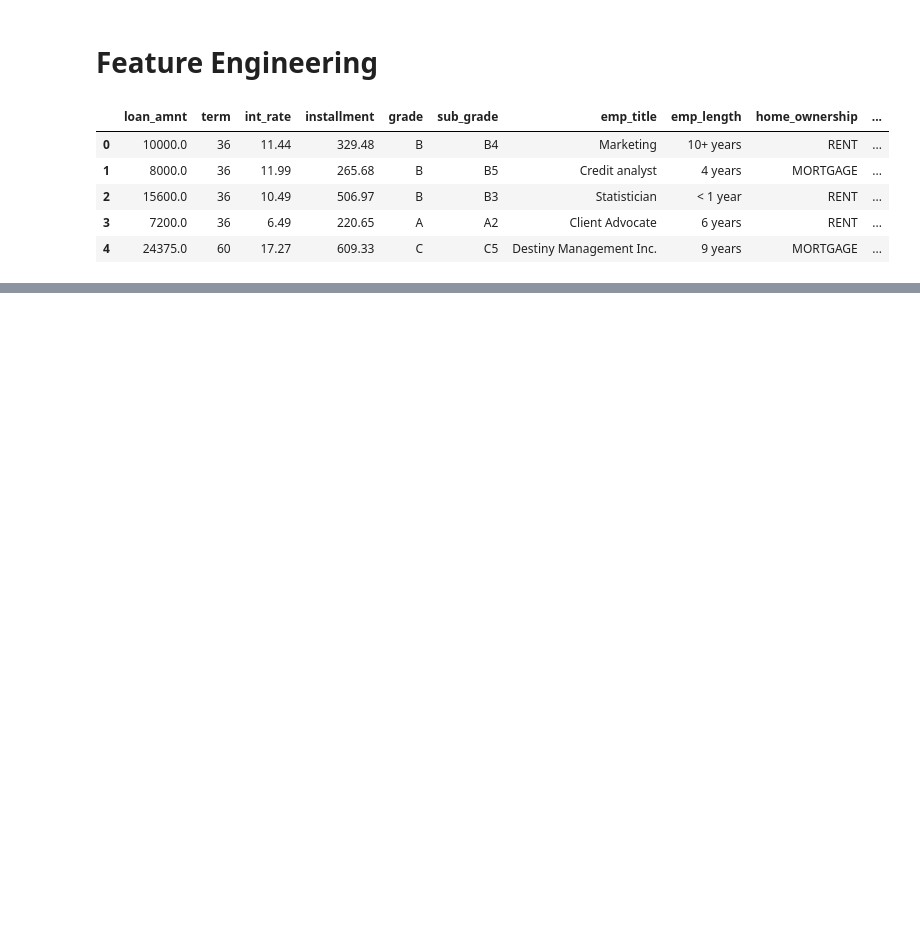
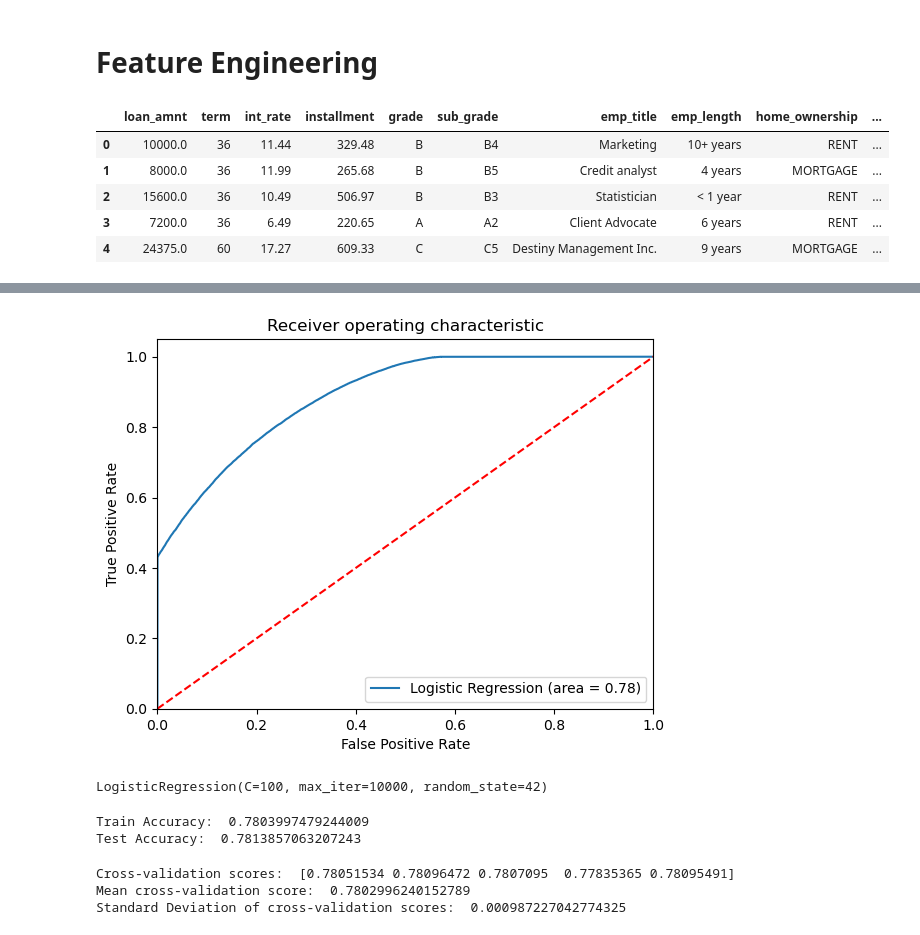
Before and after one commit to arfat122/Machine-Learning, a Jupyter notebook: Logistic Regression/Logistic Regression loan tap.ipynb, the cells around one changed output, grey strips where cells are left out. Saved outputs shown, nothing was run; the diff lists cells and outputs as text; code cells hidden in the pictures; blank space fills up the shorter version.

Commit message:
Completed modeling of logistic regression

```diff
--- a/Logistic Regression/Logistic Regression loan tap.ipynb
+++ b/Logistic Regression/Logistic Regression loan tap.ipynb
@@ -405,0 +588,8 @@ Name: loan_status, dtype: float64
+# %%
+resampled_data.drop(columns=['loan_amnt','sub_grade','installment','grade','int_rate','term','purpose_debt_consolidation','purpose_credit_card','purpose_home_improvement','purpose_other'], inplace=True)
+# %%
+X_train, X_test, y_train, y_test = train_test_split(resampled_data.drop(columns='loan_status'), resampled_data.loan_status, test_size=0.2, random_state=42)
+log_reg = LogisticRegression()
+# %%
+log_reg = LogisticRegression(max_iter=1000, random_state=42)
+log_reg.fit(X_train, y_train)
@@ -405,0 +598,3 @@ Name: loan_status, dtype: float64
+# %%
+y_pred = log_reg.predict(X_test)
+y_pred_proba = log_reg.predict_proba(X_test)[:, 1]
@@ -405,0 +648,27 @@ Name: loan_status, dtype: float64
+# %%
+logit_roc_auc = roc_auc_score(y_test, y_pred)
+fpr, tpr, thresholds = roc_curve(y_test, y_pred_proba)
+plt.figure()
+plt.plot(fpr, tpr, label='Logistic Regression (area = %0.2f)' % logit_roc_auc)
+plt.plot([0, 1], [0, 1],'r--')
+plt.xlim([0.0, 1.0])
+plt.ylim([0.0, 1.05])
+plt.xlabel('False Positive Rate')
+plt.ylabel('True Positive Rate')
+plt.title('Receiver operating characteristic')
+plt.legend(loc="lower right")
+plt.savefig('Log_ROC')
+plt.show()
+# %% [output]
+[figure, added]
+# %%
+log_reg_regularized = LogisticRegression(max_iter=10000, random_state=42, C=100, penalty='l2')
+log_reg_regularized.fit(X_train, y_train)
+# %% [output]
+LogisticRegression(C=100, max_iter=10000, random_state=42)
+# %%
+print("Train Accuracy: ", accuracy_score(y_train, log_reg_regularized.predict(X_train)))
+print("Test Accuracy: ", accuracy_score(y_test, log_reg_regularized.predict(X_test)))
+# %% [output]
+Train Accuracy:  0.7803997479244009
+Test Accuracy:  0.7813857063207243
@@ -405,0 +678,10 @@ Name: loan_status, dtype: float64
+# %%
+kfold = StratifiedKFold(n_splits=5, shuffle=True, random_state=42)
+cross_val_scores = cross_val_score(log_reg_regularized, X_train, y_train, cv=kfold, scoring='accuracy')
+print("Cross-validation scores: ", cross_val_scores)
+print("Mean cross-validation score: ", cross_val_scores.mean())
+print("Standard Deviation of cross-validation scores: ", cross_val_scores.std())
+# %% [output]
+Cross-validation scores:  [0.78051534 0.78096472 0.7807095  0.77835365 0.78095491]
+Mean cross-validation score:  0.7802996240152789
+Standard Deviation of cross-validation scores:  0.000987227042774325
```
Also changed, not shown: parts of 49 cells of this notebook, 1 other file.
